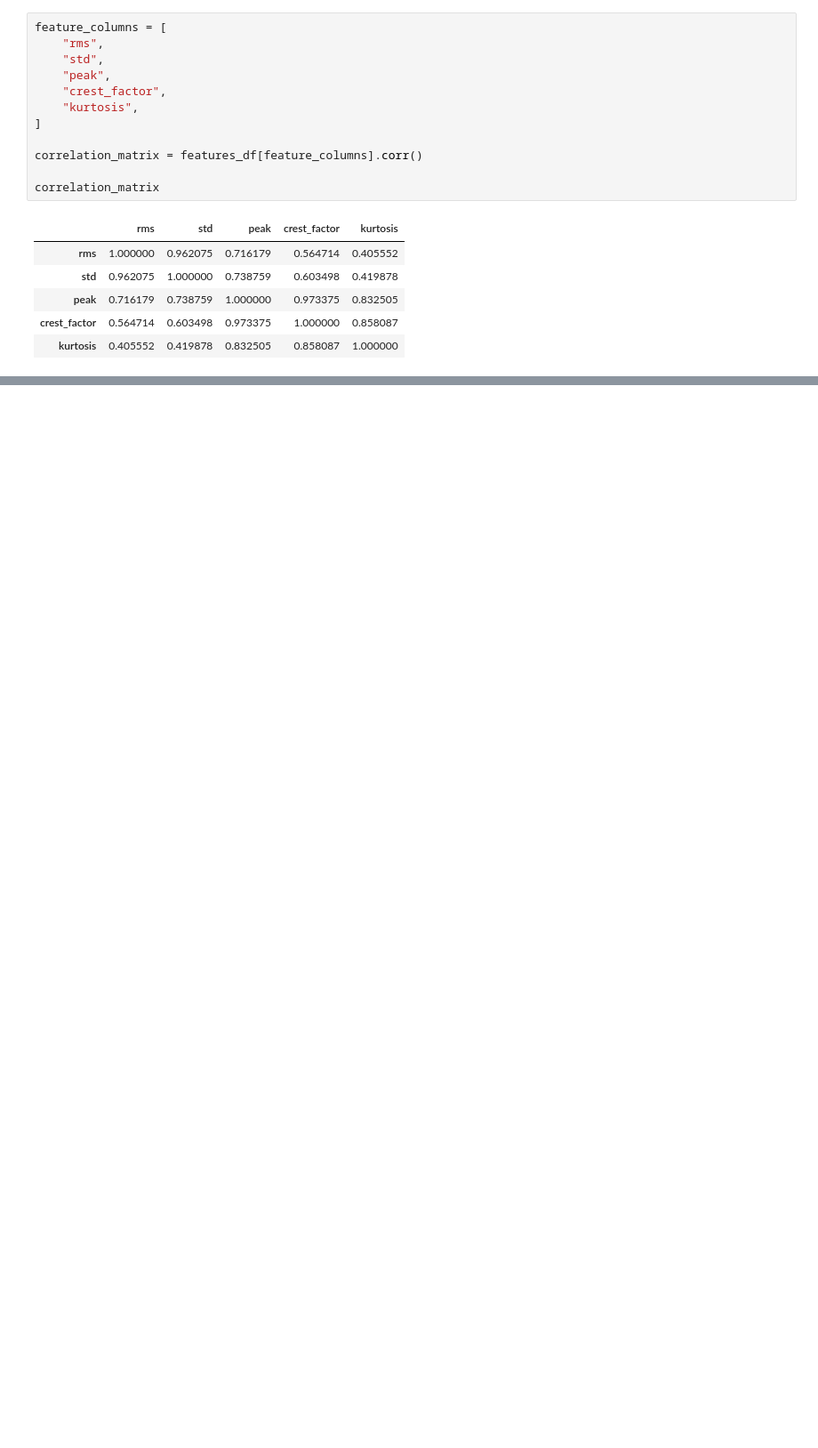
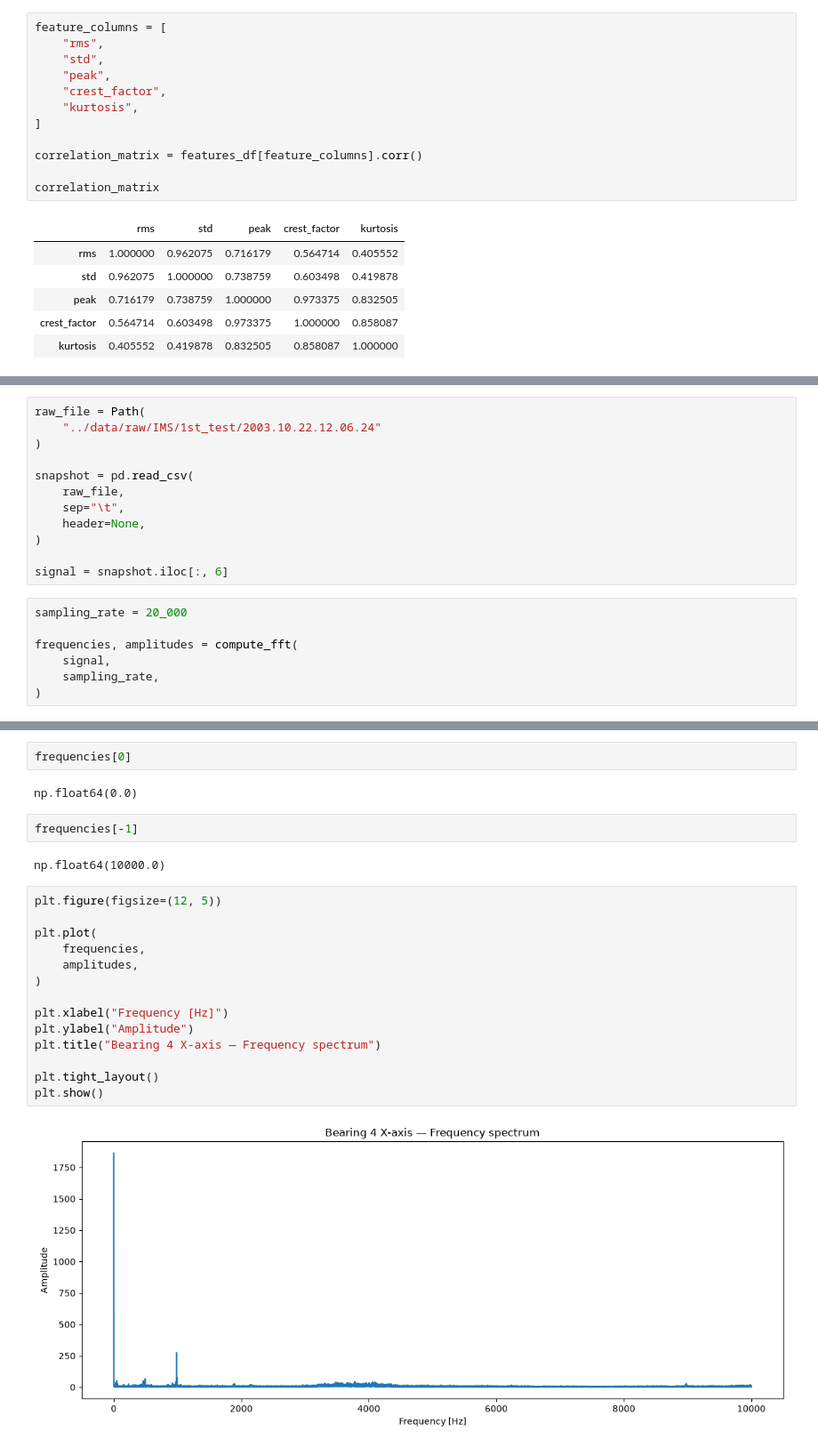
Before and after one commit to amedeone03/machineguard, a Jupyter notebook: notebooks/02_feature_analysis.ipynb, the cells around one changed output, grey strips where cells are left out. Shown at 89% size. Drawn from its saved outputs; the diff is of its cells as text; blank space fills up the shorter version.

Commit message:
add frequency-domain features and update processed dataset

```diff
--- a/notebooks/02_feature_analysis.ipynb
+++ b/notebooks/02_feature_analysis.ipynb
@@ -167,0 +200,19 @@ plt.show()
+# %%
+raw_file = Path(
+    "../data/raw/IMS/1st_test/2003.10.22.12.06.24"
+)
+
+snapshot = pd.read_csv(
+    raw_file,
+    sep="\t",
+    header=None,
+)
+
+signal = snapshot.iloc[:, 6]
+# %%
+sampling_rate = 20_000
+
+frequencies, amplitudes = compute_fft(
+    signal,
+    sampling_rate,
+)
@@ -167,0 +227,24 @@ plt.show()
+# %%
+frequencies[0]
+# %% [output]
+np.float64(0.0)
+# %%
+frequencies[-1]
+# %% [output]
+np.float64(10000.0)
+# %%
+plt.figure(figsize=(12, 5))
+
+plt.plot(
+    frequencies,
+    amplitudes,
+)
+
+plt.xlabel("Frequency [Hz]")
+plt.ylabel("Amplitude")
+plt.title("Bearing 4 X-axis — Frequency spectrum")
+
+plt.tight_layout()
+plt.show()
+# %% [output]
+[figure, added]
```
Also changed, not shown: parts of 7 cells of this notebook, 5 other files.
